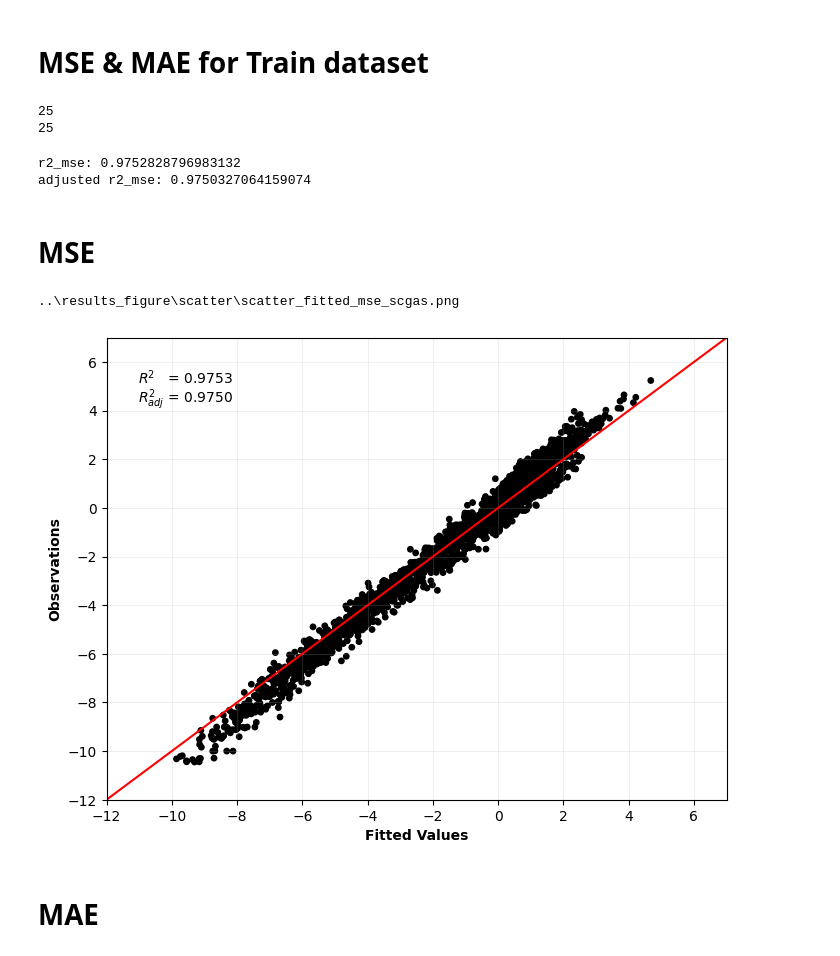
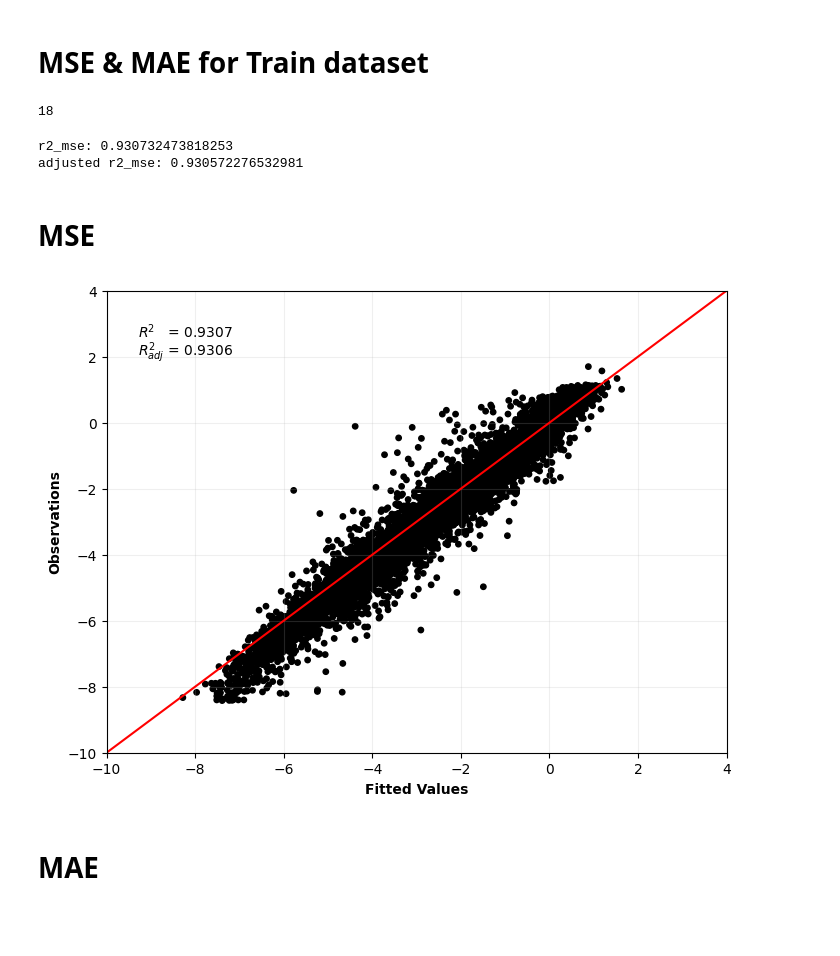
Before and after one commit to DSjayjang/Project, a Jupyter notebook: ChemGCNs/visualization/scatter_fitted_KROVEX.ipynb, the cells around one changed output. Cells and saved outputs as stored; diff of their text form; code cells hidden in the pictures; blank space fills up the shorter version.

```diff
--- a/ChemGCNs/visualization/scatter_fitted_KROVEX.ipynb
+++ b/ChemGCNs/visualization/scatter_fitted_KROVEX.ipynb
@@ -5,7 +5,7 @@ import pandas as pd
 import matplotlib.pyplot as plt
 from sklearn.metrics import r2_score
 # %%
-dataset = 'scgas' # freesolv / esol / lipo / scgas
+dataset = 'solubility' # freesolv / esol / lipo / scgas / solubility
 save_dir = r'..\results_figure\scatter'
 # %% [markdown]
 # MSE & MAE for Train dataset
@@ -14,12 +14,11 @@ save_dir = r'..\results_figure\scatter'
 df_train_MSE = pd.read_csv(r'..\results_datasets\result_train_' + dataset + '_mse'  + '.csv')
 print(df_train_MSE.shape[1])
 
-# MAE
-df_train_MAE = pd.read_csv(r'..\results_datasets\result_train_' + dataset + '_mae' + '.csv')
-print(df_train_MAE.shape[1])
+# # MAE
+# df_train_MAE = pd.read_csv(r'..\results_datasets\result_train_' + dataset + '_mae' + '.csv')
+# print(df_train_MAE.shape[1])
 # %% [output]
-25
-25
+18
 # %%
 # MSE 컬럼명 추가
 columns = ['target', 'fitted'] + [f'feature{i}' for i in range(1, df_train_MSE.shape[1]-1)]
@@ -37,10 +36,10 @@ print('r2_mse:', r2_mse)
 adjusted_r2_mse = ((len(df_train_MSE) - 1) * r2_mse - df_train_MSE.shape[1]) / (len(df_train_MSE) - df_train_MSE.shape[1] - 1)
 print('adjusted r2_mse:', adjusted_r2_mse)
 # %% [output]
-r2_mse: 0.9752828796983132
-adjusted r2_mse: 0.9750327064159074
+r2_mse: 0.930732473818253
+adjusted r2_mse: 0.930572276532981
 # %%
-if dataset in ['freesolv', 'esol', 'lipo', 'logvp', 'scgas']:
+if dataset in ['freesolv', 'esol', 'lipo', 'logvp', 'scgas', 'solubility']:
     s = 15
 elif dataset in ['vd', 'logp', 'logvp_old']:
     s = 25
@@ -70,40 +69,44 @@ elif dataset == 'esol':
     plt.xlim(-12, 4)
     plt.ylim(-12, 4)
     plt.xticks(range(-12, 5, 2))
     plt.yticks(range(-12, 5, 2))
 elif dataset == 'lipo':
     plt.xlim(-4, 8)
     plt.ylim(-4, 8)
     plt.xticks(range(-4, 10, 2))
     plt.yticks(range(-4, 10, 2))
 elif dataset == 'scgas':
     plt.xlim(-12, 7)
     plt.ylim(-12, 7)
     plt.xticks(range(-12, 8, 2))
     plt.yticks(range(-12, 8, 2))
+elif dataset == 'solubility':
+    plt.xlim(-10, 4)
+    plt.ylim(-10, 4)
+    plt.xticks(range(-10, 5, 2))
+    plt.yticks(range(-10, 5, 2))
 
 plt.xlabel("Fitted Values", fontweight = 'bold')
 plt.ylabel("Observations", fontweight = 'bold')
 
 plt.text(0.05, 0.90, rf'$R{{^2}}$   = {r2_mse:.4f}',
          transform = plt.gca().transAxes,
          fontsize = 10,)
 plt.text(0.05, 0.86, rf'$R_{{adj}}^2$ = {adjusted_r2_mse:.4f}',
          transform = plt.gca().transAxes,
          fontsize = 10,)
 
 plt.grid(alpha = 0.2)
 
-# 저장
-file_name = f'scatter_fitted_mse_{dataset}.png'
-file_path = os.path.join(save_dir, file_name)
-print(file_path)
-plt.savefig(file_path, dpi = 300, bbox_inches = 'tight')
+# # 저장
+# file_name = f'scatter_fitted_mse_{dataset}.png'
+# file_path = os.path.join(save_dir, file_name)
+# print(file_path)
+# plt.savefig(file_path, dpi = 300, bbox_inches = 'tight')
 
 plt.show()
 # %% [output]
-..\results_figure\scatter\scatter_fitted_mse_scgas.png
-[figure, old version]
+[figure, new version]
 # %% [markdown]
 # MAE
 # %%
```
Also changed, not shown: parts of 2 cells of this notebook, 50 other files.
